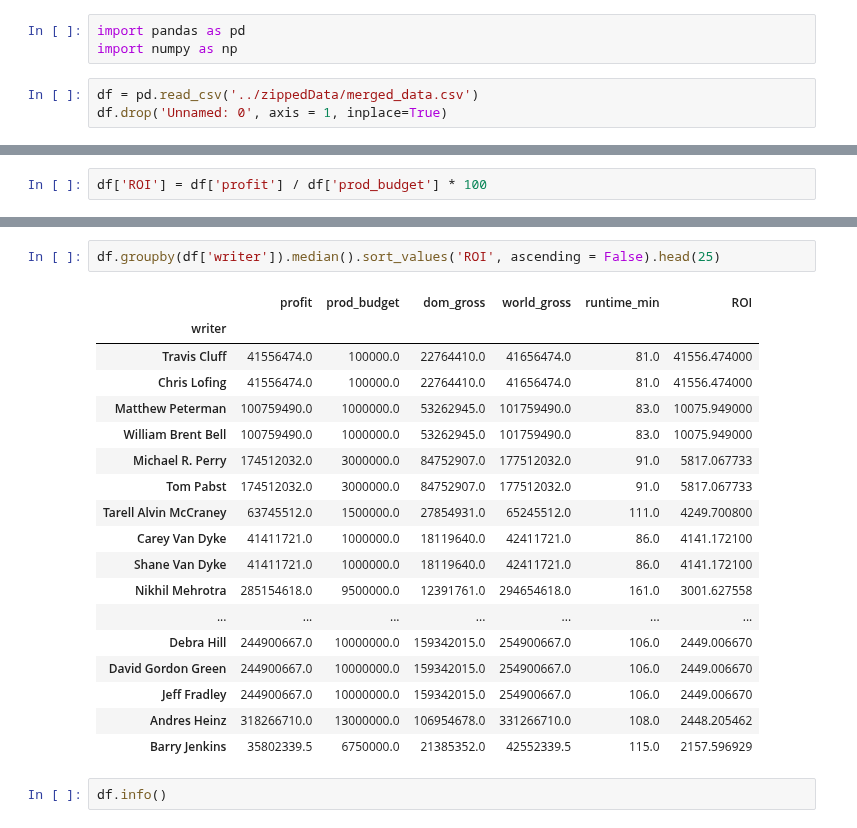
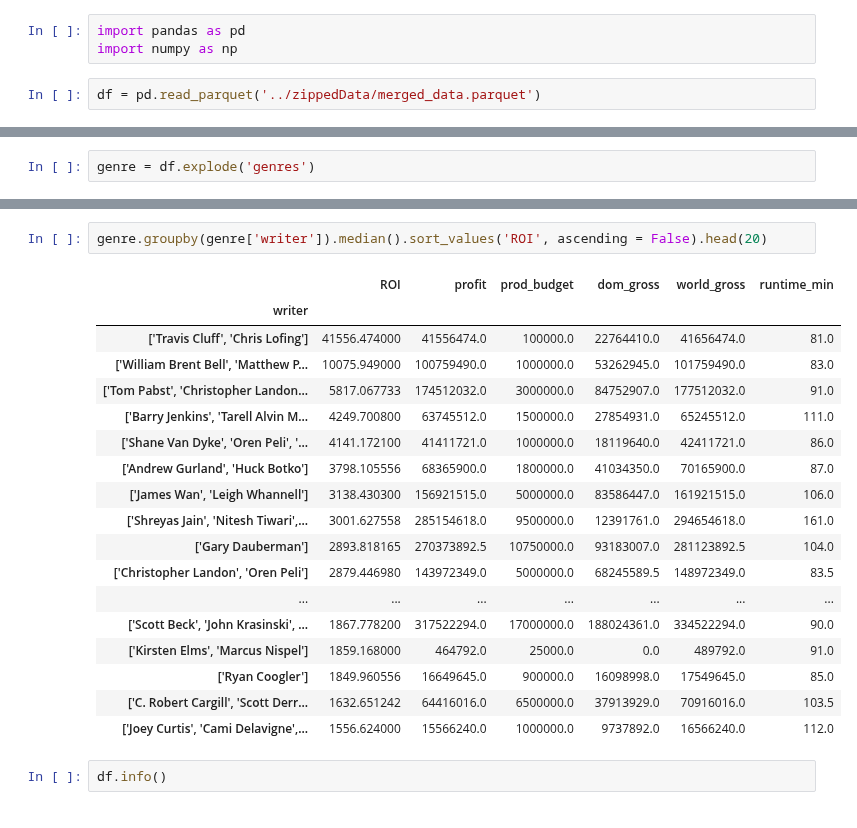
Before and after one commit to JoshuaGottlieb/Microsoft-Movie-Recommendation, a Jupyter notebook: Eggatron-Folder/EDA.ipynb, the cells around one changed output, grey strips where cells are left out. Saved outputs shown, nothing was run; the diff lists cells and outputs as text.

```diff
--- a/Eggatron-Folder/EDA.ipynb
+++ b/Eggatron-Folder/EDA.ipynb
@@ -2,8 +2,7 @@
 import pandas as pd
 import numpy as np
 # %%
-df = pd.read_csv('../zippedData/merged_data.csv')
-df.drop('Unnamed: 0', axis = 1, inplace=True)
+df = pd.read_parquet('../zippedData/merged_data.parquet')
 # %%
 df
 # %% [output]
@@ -23,2 +22,2 @@ df
-# %%
-df['ROI'] = df['profit'] / df['prod_budget'] * 100
+# %%
+genre = df.explode('genres')
@@ -46,24 +373,24 @@ df.groupby(df['director']).median().sort_values('ROI', ascending = False).head(2
 # %%
-df.groupby(df['writer']).median().sort_values('ROI', ascending = False).head(25)
+genre.groupby(genre['writer']).median().sort_values('ROI', ascending = False).head(20)
 # %% [output]
-|  | profit | prod_budget | dom_gross | world_gross | runtime_min | ROI |
+|  | ROI | profit | prod_budget | dom_gross | world_gross | runtime_min |
 | writer |  |  |  |  |  |  |
-| Travis Cluff | 41556474.0 | 100000.0 | 22764410.0 | 41656474.0 | 81.0 | 41556.474000 |
-| Chris Lofing | 41556474.0 | 100000.0 | 22764410.0 | 41656474.0 | 81.0 | 41556.474000 |
-| Matthew Peterman | 100759490.0 | 1000000.0 | 53262945.0 | 101759490.0 | 83.0 | 10075.949000 |
-| William Brent Bell | 100759490.0 | 1000000.0 | 53262945.0 | 101759490.0 | 83.0 | 10075.949000 |
-| Michael R. Perry | 174512032.0 | 3000000.0 | 84752907.0 | 177512032.0 | 91.0 | 5817.067733 |
-| Tom Pabst | 174512032.0 | 3000000.0 | 84752907.0 | 177512032.0 | 91.0 | 5817.067733 |
-| Tarell Alvin McCraney | 63745512.0 | 1500000.0 | 27854931.0 | 65245512.0 | 111.0 | 4249.700800 |
-| Carey Van Dyke | 41411721.0 | 1000000.0 | 18119640.0 | 42411721.0 | 86.0 | 4141.172100 |
-| Shane Van Dyke | 41411721.0 | 1000000.0 | 18119640.0 | 42411721.0 | 86.0 | 4141.172100 |
-| Nikhil Mehrotra | 285154618.0 | 9500000.0 | 12391761.0 | 294654618.0 | 161.0 | 3001.627558 |
+| ['Travis Cluff', 'Chris Lofing'] | 41556.474000 | 41556474.0 | 100000.0 | 22764410.0 | 41656474.0 | 81.0 |
+| ['William Brent Bell', 'Matthew P... | 10075.949000 | 100759490.0 | 1000000.0 | 53262945.0 | 101759490.0 | 83.0 |
+| ['Tom Pabst', 'Christopher Landon... | 5817.067733 | 174512032.0 | 3000000.0 | 84752907.0 | 177512032.0 | 91.0 |
+| ['Barry Jenkins', 'Tarell Alvin M... | 4249.700800 | 63745512.0 | 1500000.0 | 27854931.0 | 65245512.0 | 111.0 |
+| ['Shane Van Dyke', 'Oren Peli', '... | 4141.172100 | 41411721.0 | 1000000.0 | 18119640.0 | 42411721.0 | 86.0 |
+| ['Andrew Gurland', 'Huck Botko'] | 3798.105556 | 68365900.0 | 1800000.0 | 41034350.0 | 70165900.0 | 87.0 |
+| ['James Wan', 'Leigh Whannell'] | 3138.430300 | 156921515.0 | 5000000.0 | 83586447.0 | 161921515.0 | 106.0 |
+| ['Shreyas Jain', 'Nitesh Tiwari',... | 3001.627558 | 285154618.0 | 9500000.0 | 12391761.0 | 294654618.0 | 161.0 |
+| ['Gary Dauberman'] | 2893.818165 | 270373892.5 | 10750000.0 | 93183007.0 | 281123892.5 | 104.0 |
+| ['Christopher Landon', 'Oren Peli'] | 2879.446980 | 143972349.0 | 5000000.0 | 68245589.5 | 148972349.0 | 83.5 |
 | ... | ... | ... | ... | ... | ... | ... |
-| Debra Hill | 244900667.0 | 10000000.0 | 159342015.0 | 254900667.0 | 106.0 | 2449.006670 |
-| David Gordon Green | 244900667.0 | 10000000.0 | 159342015.0 | 254900667.0 | 106.0 | 2449.006670 |
-| Jeff Fradley | 244900667.0 | 10000000.0 | 159342015.0 | 254900667.0 | 106.0 | 2449.006670 |
-| Andres Heinz | 318266710.0 | 13000000.0 | 106954678.0 | 331266710.0 | 108.0 | 2448.205462 |
-| Barry Jenkins | 35802339.5 | 6750000.0 | 21385352.0 | 42552339.5 | 115.0 | 2157.596929 |
+| ['Scott Beck', 'John Krasinski', ... | 1867.778200 | 317522294.0 | 17000000.0 | 188024361.0 | 334522294.0 | 90.0 |
+| ['Kirsten Elms', 'Marcus Nispel'] | 1859.168000 | 464792.0 | 25000.0 | 0.0 | 489792.0 | 91.0 |
+| ['Ryan Coogler'] | 1849.960556 | 16649645.0 | 900000.0 | 16098998.0 | 17549645.0 | 85.0 |
+| ['C. Robert Cargill', 'Scott Derr... | 1632.651242 | 64416016.0 | 6500000.0 | 37913929.0 | 70916016.0 | 103.5 |
+| ['Joey Curtis', 'Cami Delavigne',... | 1556.624000 | 15566240.0 | 1000000.0 | 9737892.0 | 16566240.0 | 112.0 |
 # %%
 df.info()
 # %% [output]
```
Also changed, not shown: parts of 29 cells of this notebook.
